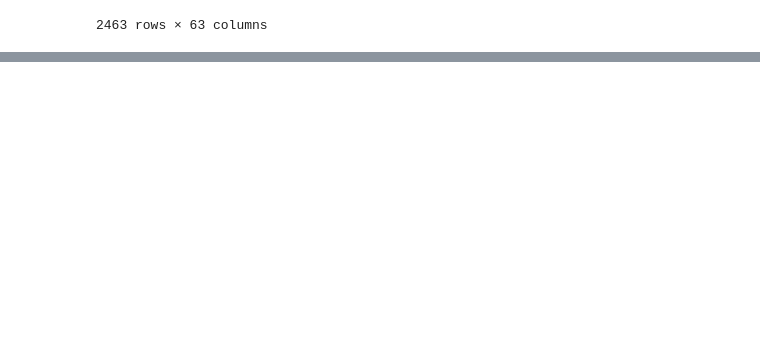
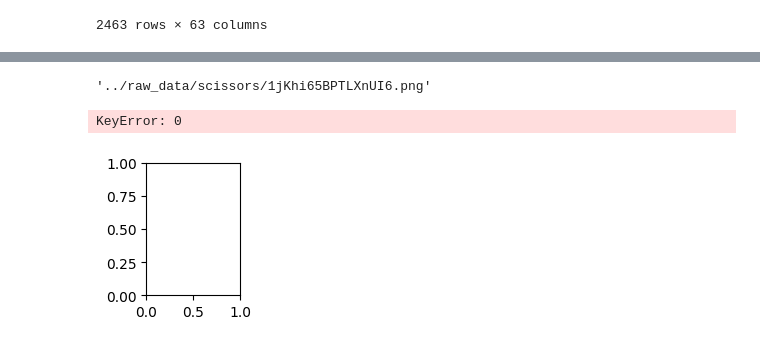
Before and after one commit to ElainePentium/python-chifoumy, a Jupyter notebook: notebooks/steph-predict-proba.ipynb, the cells around one changed output, grey strips where cells are left out. Drawn from its saved outputs; the diff is of its cells as text; code cells hidden in the pictures; blank space fills up the shorter version.

```diff
--- a/notebooks/steph-predict-proba.ipynb
+++ b/notebooks/steph-predict-proba.ipynb
@@ -79,0 +131,5 @@ with open("pipe.pkl", "wb") as file:
+# %%
+probas = pd.DataFrame(pipe.predict_proba(X_test))
+probas = probas[probas <= 0.9].dropna().rename(columns = {0:'pierre', 1:'feuille', 2:'ciseaux'})
+
+probas_filename = list(df.filename.iloc[probas.index])
@@ -79,0 +180,19 @@ with open("pipe.pkl", "wb") as file:
+# %%
+probas_filename[i]
+# %% [output]
+'../raw_data/scissors/1jKhi65BPTLXnUI6.png'
+# %%
+# Let's see some hands.
+fig = plt.figure(figsize=(7,10))
+
+for i in range(len(probas_filename)):
+    plt.subplot(5, 5, i + 1)
+    plt.title(y_test[i], size=11)
+    plt.imshow(mpimg.imread(probas_filename[i]))
+    plt.xticks(())
+    plt.yticks(())
+
+plt.tight_layout()
+# %% [output]
+KeyError: 0
+[figure, added]
```
Also changed, not shown: parts of 15 cells of this notebook, 1 other file.
